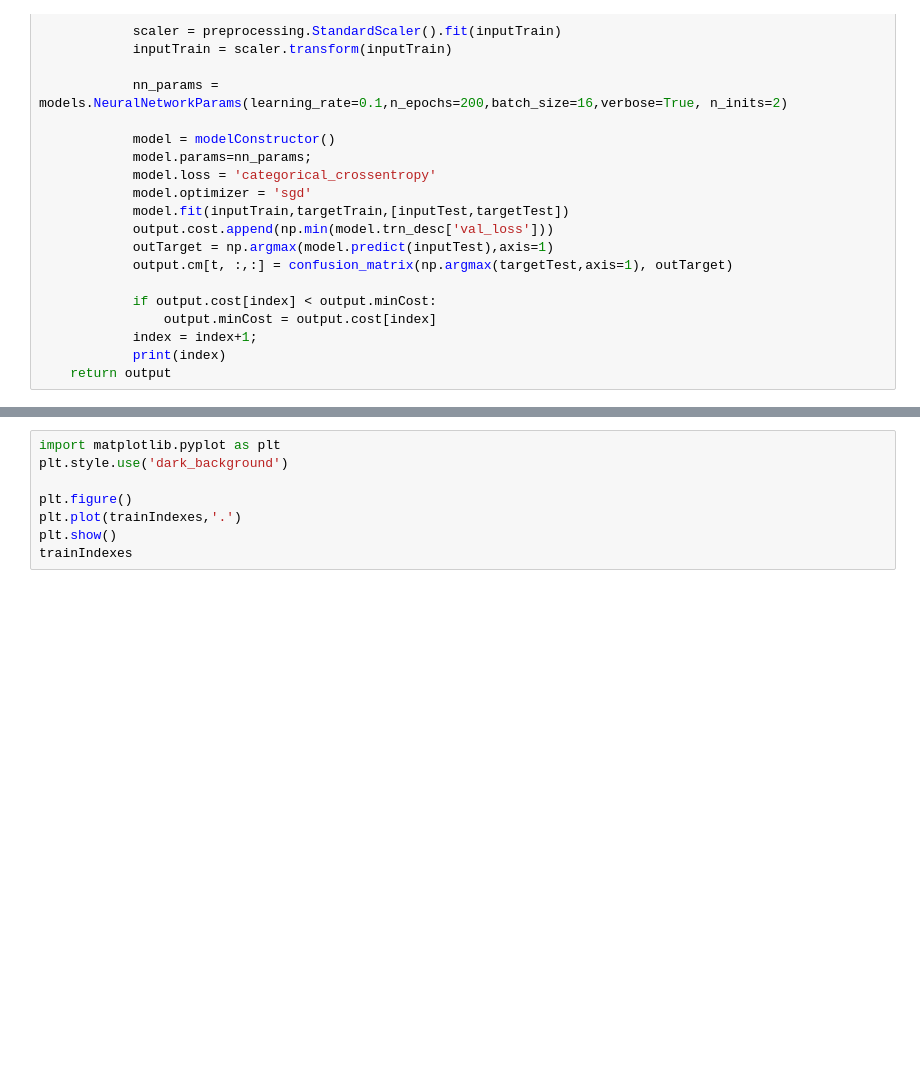
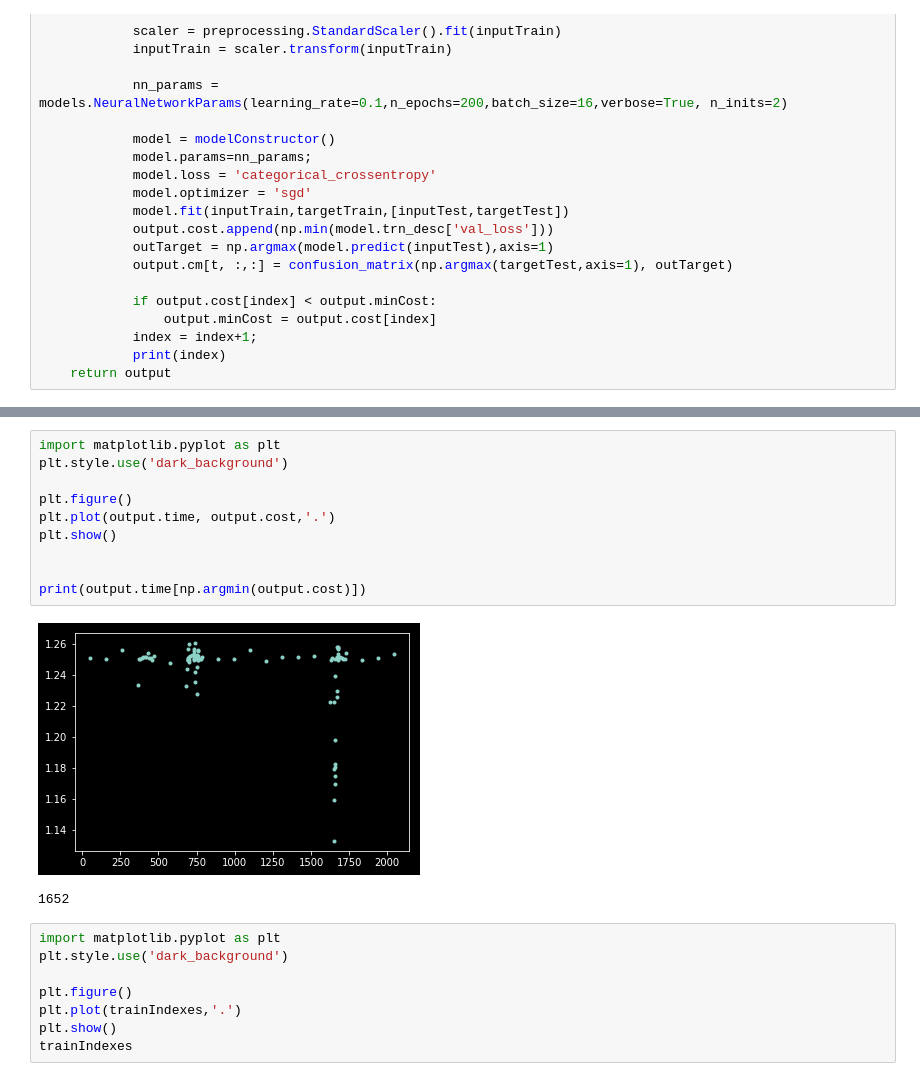
Before and after one commit to natmourajr/PetroAcousticEmission, a Jupyter notebook: notebooks/NeuralNetworkDev.ipynb, the cells around one changed output, grey strips where cells are left out. Drawn from its saved outputs; the diff is of its cells as text; blank space fills up the shorter version.

```diff
--- a/notebooks/NeuralNetworkDev.ipynb
+++ b/notebooks/NeuralNetworkDev.ipynb
@@ -721,3 +719,16 @@ output = TTE(data, 50, 'other', models.NeuralNetworkModel)
+# %%
+import matplotlib.pyplot as plt
+plt.style.use('dark_background')
+
+plt.figure()
+plt.plot(output.time, output.cost,'.')
+plt.show()
+
+
+print(output.time[np.argmin(output.cost)])
+# %% [output]
+[figure, added]
+1652
 # %%
 import matplotlib.pyplot as plt
 plt.style.use('dark_background')
```
Also changed, not shown: parts of 5 cells of this notebook, 1 other file.
